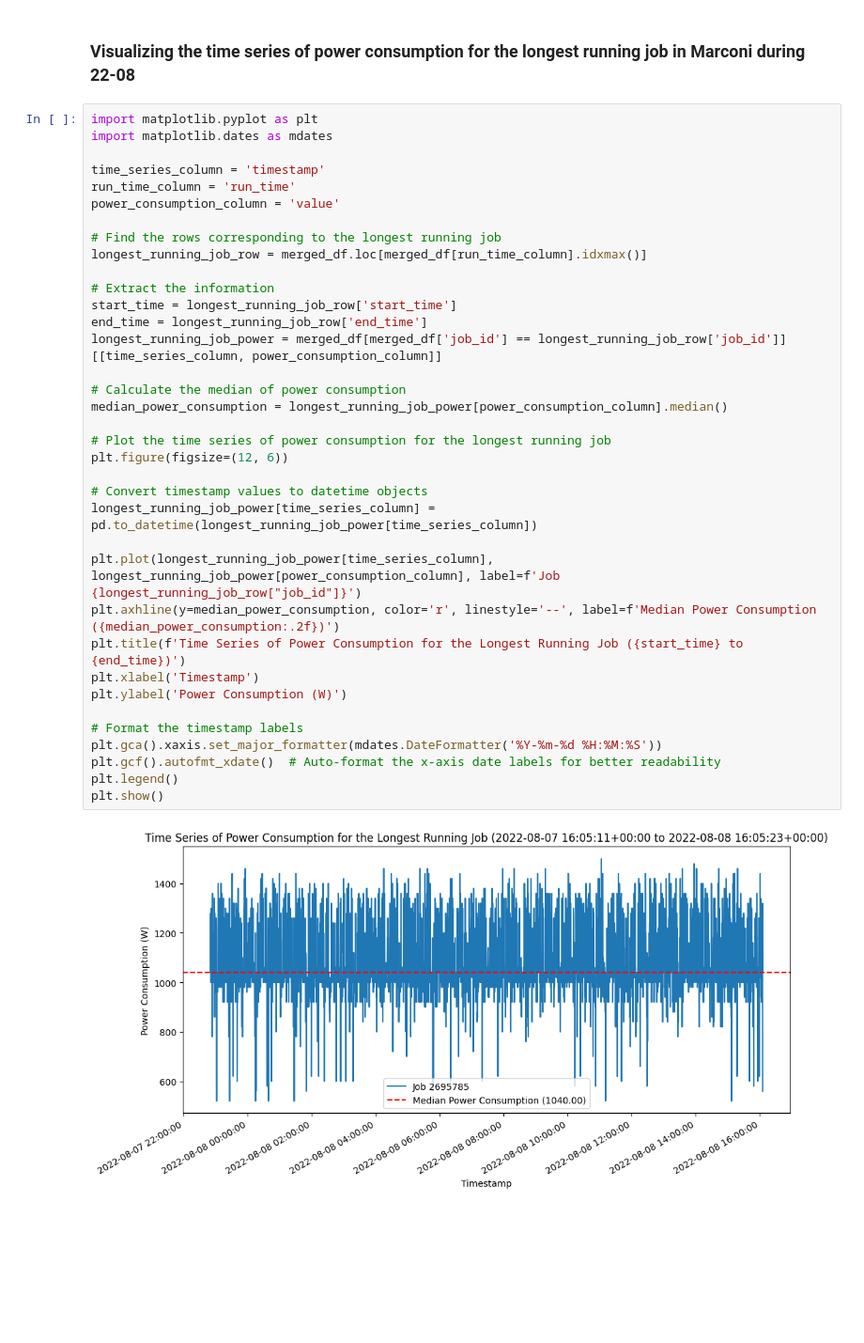
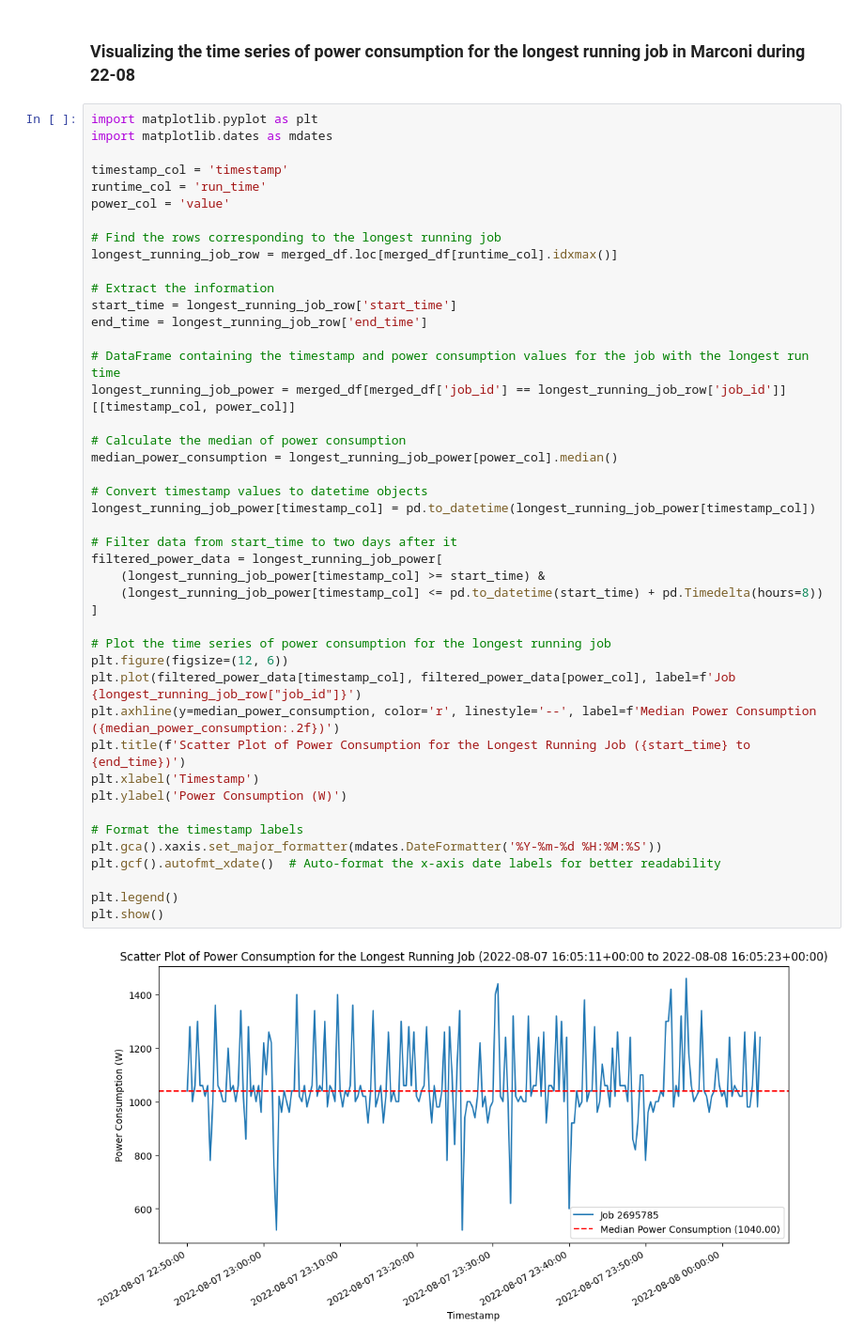
Before and after one commit to Marthyna/hpc-energy-consumption-profiling, a Jupyter notebook: notes/experiments.ipynb, the cells around one changed output. Shown at 94% size. Drawn from its saved outputs; the diff is of its cells as text; blank space fills up the shorter version.

```diff
--- a/notes/experiments.ipynb
+++ b/notes/experiments.ipynb
@@ -66,39 +89,47 @@ for job_info_chunk, total_power_chunk in zip(job_info_chunks, total_power_chunks
 # %%
 import matplotlib.pyplot as plt
 import matplotlib.dates as mdates
 
-time_series_column = 'timestamp'
-run_time_column = 'run_time'
-power_consumption_column = 'value'
+timestamp_col = 'timestamp'
+runtime_col = 'run_time'
+power_col = 'value'
 
 # Find the rows corresponding to the longest running job
-longest_running_job_row = merged_df.loc[merged_df[run_time_column].idxmax()]
+longest_running_job_row = merged_df.loc[merged_df[runtime_col].idxmax()]
 
 # Extract the information
 start_time = longest_running_job_row['start_time']
 end_time = longest_running_job_row['end_time']
-longest_running_job_power = merged_df[merged_df['job_id'] == longest_running_job_row['job_id']][[time_series_column, power_consumption_column]]
+
+# DataFrame containing the timestamp and power consumption values for the job with the longest run time
+longest_running_job_power = merged_df[merged_df['job_id'] == longest_running_job_row['job_id']][[timestamp_col, power_col]]
 
 # Calculate the median of power consumption
-median_power_consumption = longest_running_job_power[power_consumption_column].median()
+median_power_consumption = longest_running_job_power[power_col].median()
+
+# Convert timestamp values to datetime objects
+longest_running_job_power[timestamp_col] = pd.to_datetime(longest_running_job_power[timestamp_col])
+
+# Filter data from start_time to two days after it
+filtered_power_data = longest_running_job_power[
+    (longest_running_job_power[timestamp_col] >= start_time) &
+    (longest_running_job_power[timestamp_col] <= pd.to_datetime(start_time) + pd.Timedelta(hours=8))
+]
 
 # Plot the time series of power consumption for the longest running job
 plt.figure(figsize=(12, 6))
-
-# Convert timestamp values to datetime objects
-longest_running_job_power[time_series_column] = pd.to_datetime(longest_running_job_power[time_series_column])
-
-plt.plot(longest_running_job_power[time_series_column], longest_running_job_power[power_consumption_column], label=f'Job {longest_running_job_row["job_id"]}')
+plt.plot(filtered_power_data[timestamp_col], filtered_power_data[power_col], label=f'Job {longest_running_job_row["job_id"]}')
 plt.axhline(y=median_power_consumption, color='r', linestyle='--', label=f'Median Power Consumption ({median_power_consumption:.2f})')
-plt.title(f'Time Series of Power Consumption for the Longest Running Job ({start_time} to {end_time})')
+plt.title(f'Scatter Plot of Power Consumption for the Longest Running Job ({start_time} to {end_time})')
 plt.xlabel('Timestamp')
 plt.ylabel('Power Consumption (W)')
 
 # Format the timestamp labels
 plt.gca().xaxis.set_major_formatter(mdates.DateFormatter('%Y-%m-%d %H:%M:%S'))
 plt.gcf().autofmt_xdate()  # Auto-format the x-axis date labels for better readability
+
 plt.legend()
 plt.show()
 # %% [output]
-[figure, old version]
+[figure, new version]
 # %% [markdown]
```
Also changed, not shown: parts of 3 cells of this notebook, 3 other files.
